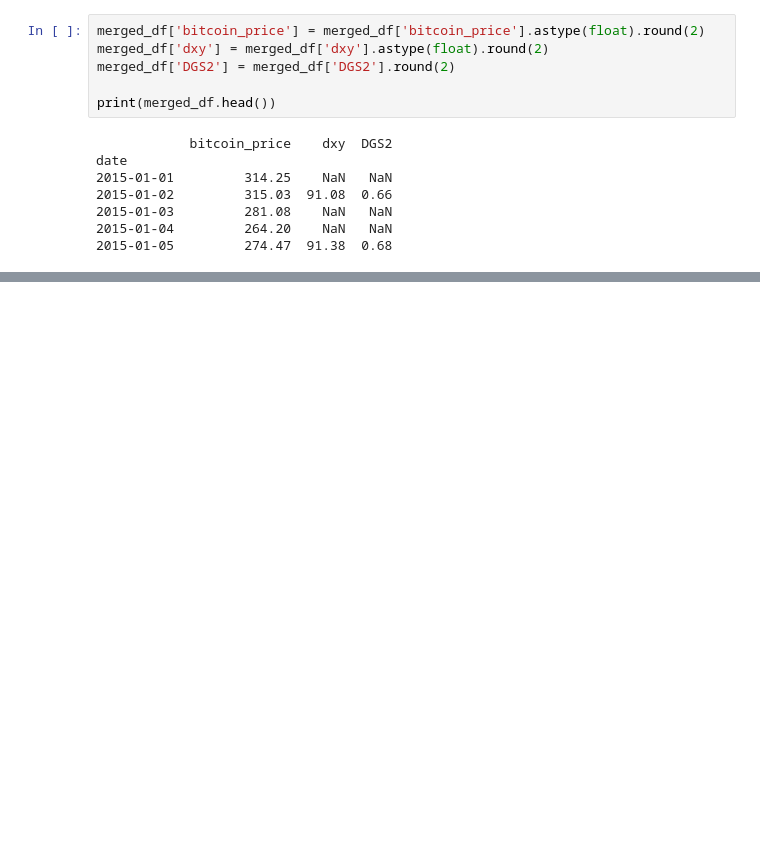
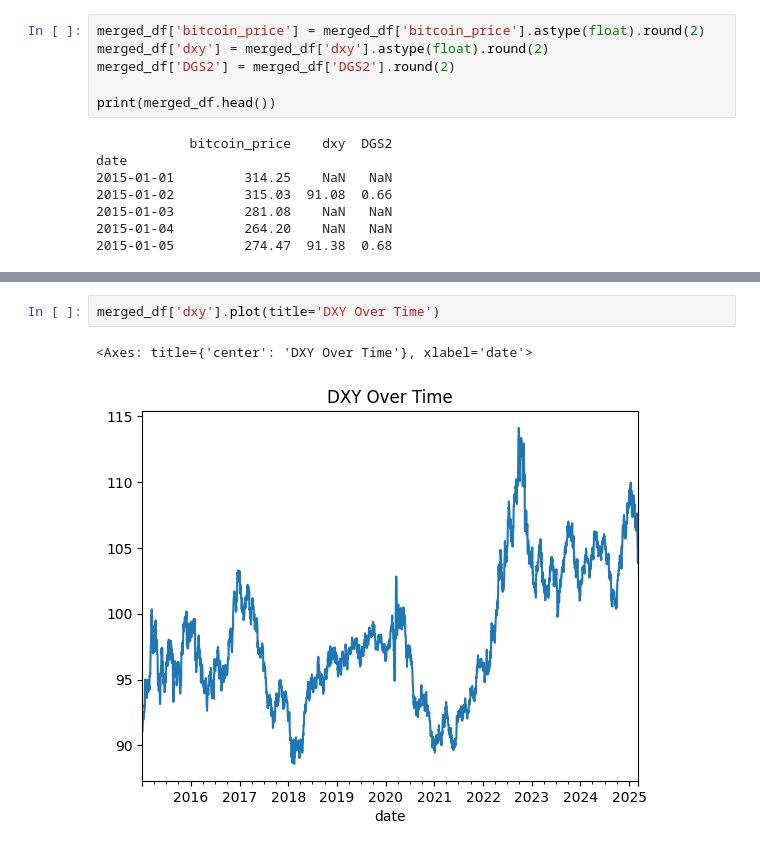
Before and after one commit to FrankAst/Forecast-BTC---DXY---2YR-BY, a Jupyter notebook: notebooks/exploration.ipynb, the cells around one changed output, grey strips where cells are left out. Saved outputs shown, nothing was run; the diff lists cells and outputs as text; blank space fills up the shorter version.

```diff
--- a/notebooks/exploration.ipynb
+++ b/notebooks/exploration.ipynb
@@ -164,0 +218,5 @@ date
+# %%
+merged_df['dxy'].plot(title='DXY Over Time')
+# %% [output]
+<Axes: title={'center': 'DXY Over Time'}, xlabel='date'>
+[figure, added]
```
Also changed, not shown: parts of 17 cells of this notebook, 6 other files.
